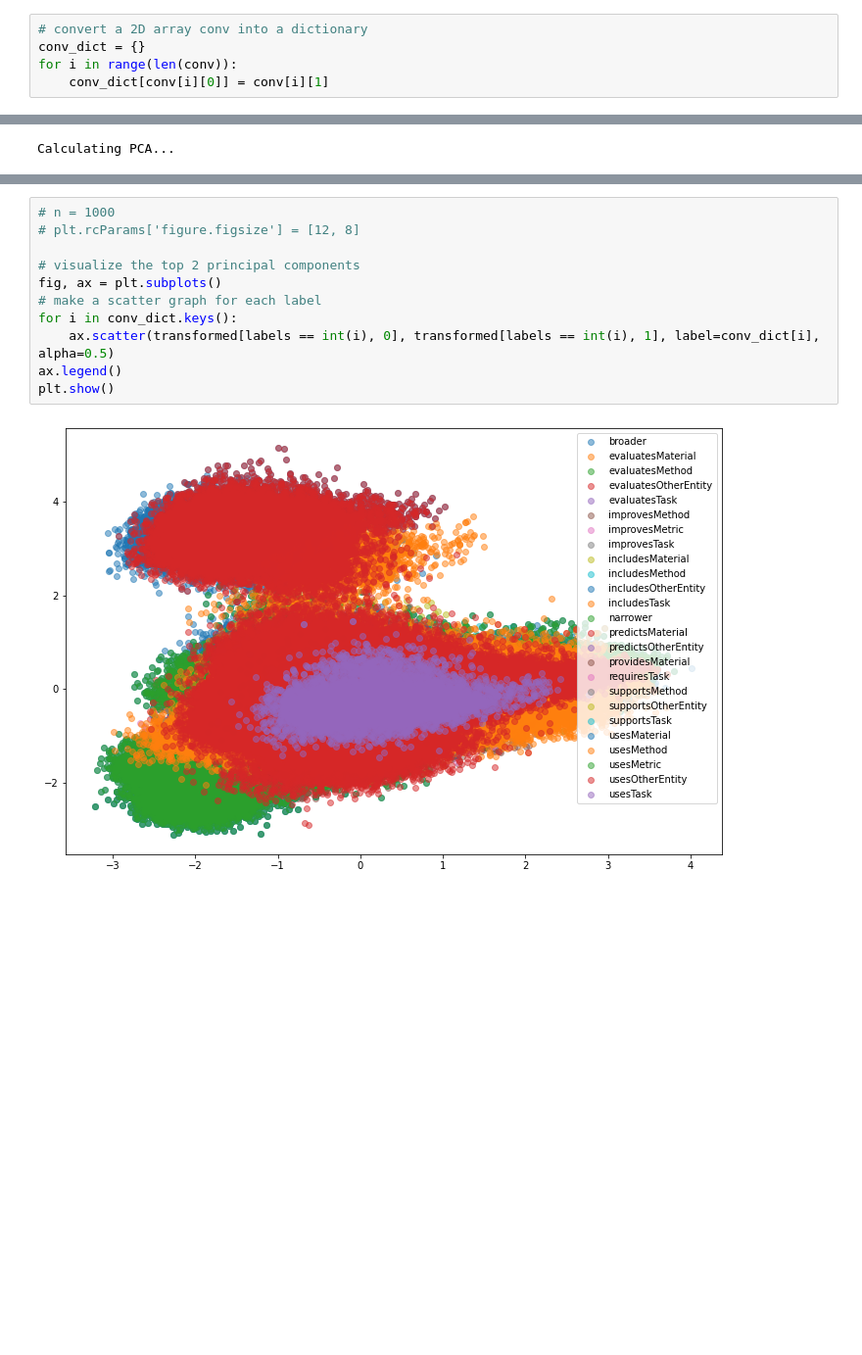
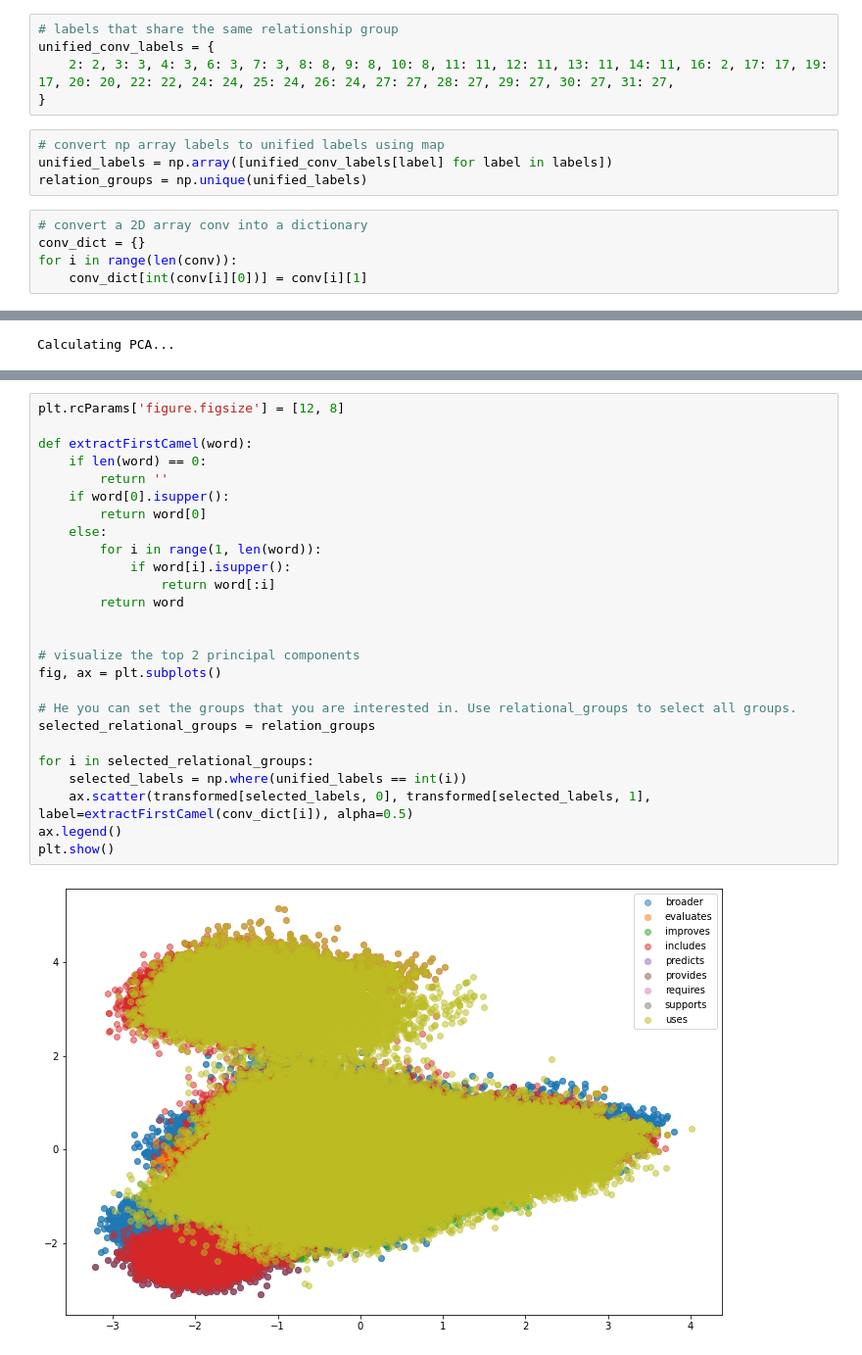
Before and after one commit to Pylyr/Internship_SBERT, a Jupyter notebook: pca.ipynb, the cells around one changed output, grey strips where cells are left out. Shown: that part at 98% size. Saved outputs shown, nothing was run; the diff lists cells and outputs as text; blank space fills up the shorter version.

Commit message:
Added the posibility to investigation specific relational groups

```diff
--- a/pca.ipynb
+++ b/pca.ipynb
@@ -35,11 +40,20 @@ array([['2', 'broader'],
        ['29', 'usesMetric'],
        ['30', 'usesOtherEntity'],
        ['31', 'usesTask']], dtype='<U21')
+# %%
+# labels that share the same relationship group
+unified_conv_labels = {
+    2: 2, 3: 3, 4: 3, 6: 3, 7: 3, 8: 8, 9: 8, 10: 8, 11: 11, 12: 11, 13: 11, 14: 11, 16: 2, 17: 17, 19: 17, 20: 20, 22: 22, 24: 24, 25: 24, 26: 24, 27: 27, 28: 27, 29: 27, 30: 27, 31: 27,
+}
+# %%
+# convert np array labels to unified labels using map
+unified_labels = np.array([unified_conv_labels[label] for label in labels])
+relation_groups = np.unique(unified_labels)
 # %%
 # convert a 2D array conv into a dictionary
 conv_dict = {}
 for i in range(len(conv)):
-    conv_dict[conv[i][0]] = conv[i][1]
+    conv_dict[int(conv[i][0])] = conv[i][1]
 # %%
 print('Calculating PCA...')
 
@@ -52,13 +78,28 @@ Calculating PCA...
 # %%
-# n = 1000
-# plt.rcParams['figure.figsize'] = [12, 8]
+plt.rcParams['figure.figsize'] = [12, 8]
+
+def extractFirstCamel(word):
+    if len(word) == 0:
+        return ''
+    if word[0].isupper():
+        return word[0]
+    else:
+        for i in range(1, len(word)):
+            if word[i].isupper():
+                return word[:i]
+        return word
+
 
 # visualize the top 2 principal components
 fig, ax = plt.subplots()
-# make a scatter graph for each label
-for i in conv_dict.keys():
-    ax.scatter(transformed[labels == int(i), 0], transformed[labels == int(i), 1], label=conv_dict[i], alpha=0.5)
+
+# He you can set the groups that you are interested in. Use relational_groups to select all groups.
+selected_relational_groups = relation_groups
+
+for i in selected_relational_groups:
+    selected_labels = np.where(unified_labels == int(i))
+    ax.scatter(transformed[selected_labels, 0], transformed[selected_labels, 1], label=extractFirstCamel(conv_dict[i]), alpha=0.5)
 ax.legend()
 plt.show()
 # %% [output]
-[figure, old version]
+[figure, new version]
```
Also changed, not shown: parts of 8 cells of this notebook.
